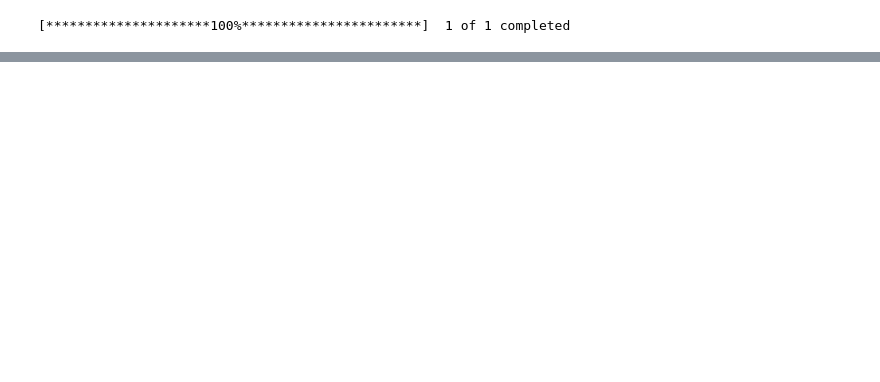
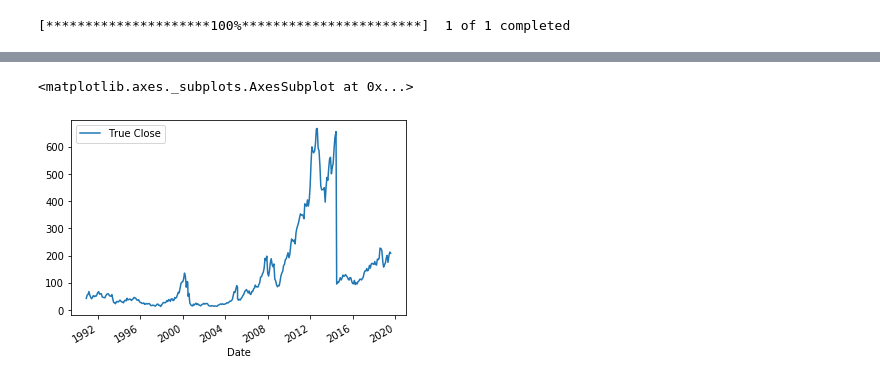
Before and after one commit to grkidwell/finance, a Jupyter notebook: single_ticker.ipynb, the cells around one changed output, grey strips where cells are left out. Drawn from its saved outputs; the diff is of its cells as text; code cells hidden in the pictures; blank space fills up the shorter version.

```diff
--- a/single_ticker.ipynb
+++ b/single_ticker.ipynb
@@ -40,3 +40,8 @@ stock.investment_data[stock.investment_data['Dividends']>0].head()
+# %%
+stock.investment_data[['True Close']].plot()
+# %% [output]
+<matplotlib.axes._subplots.AxesSubplot at 0x...>
+[figure, added]
 # %%
 stock.investment_data[['Close']].plot()
 # %% [output]
```
Also changed, not shown: parts of 7 cells of this notebook, 2 other files.
